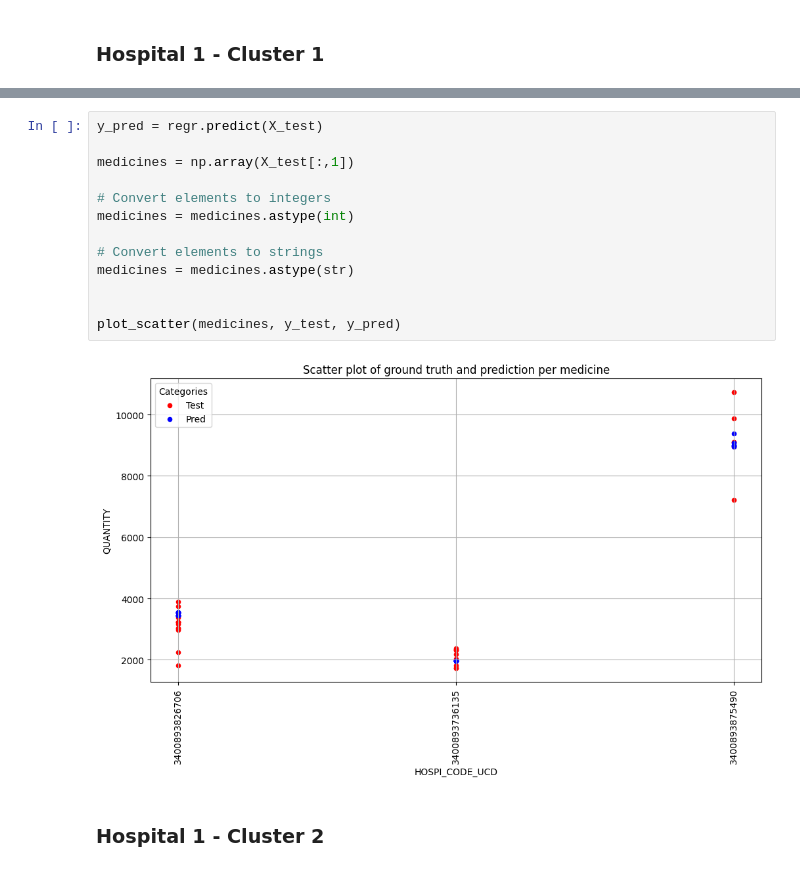
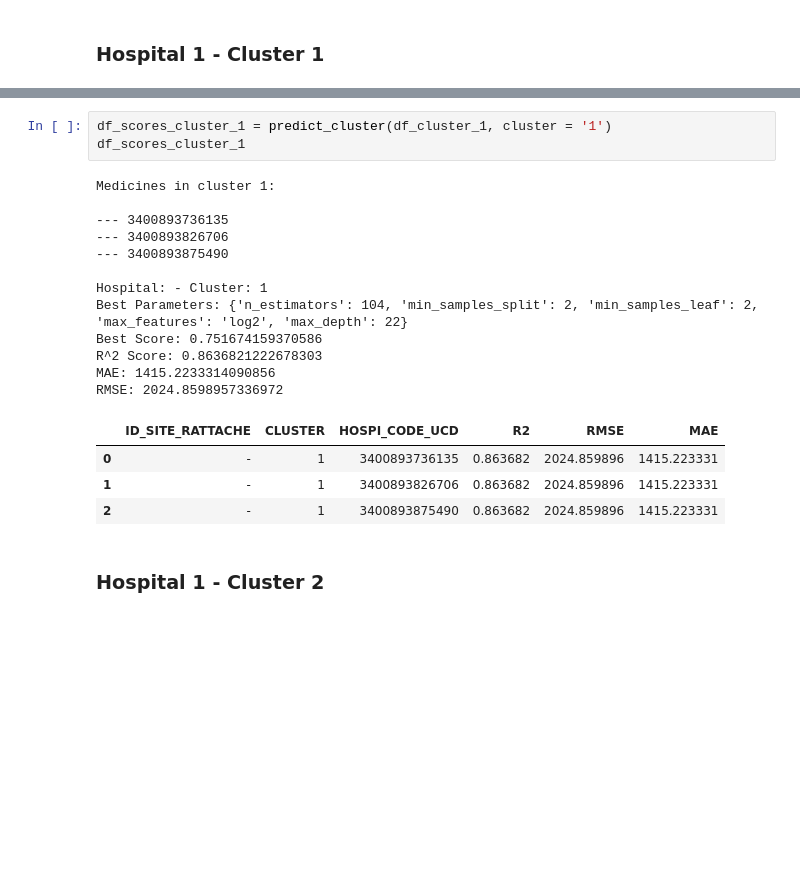
Before and after one commit to douglasmmachado/MedicineConsumption, a Jupyter notebook: notebooks/unified_approach/5_Forecasting.ipynb, the cells around one changed output, grey strips where cells are left out. Cells and saved outputs as stored; diff of their text form; blank space fills up the shorter version.

```diff
--- a/notebooks/unified_approach/5_Forecasting.ipynb
+++ b/notebooks/unified_approach/5_Forecasting.ipynb
@@ -150,17 +211,22 @@ Regression score: 0.94
-# %%
-y_pred = regr.predict(X_test)
-
-medicines = np.array(X_test[:,1])
-
-# Convert elements to integers
-medicines = medicines.astype(int)
-
-# Convert elements to strings
-medicines = medicines.astype(str)
-
-
-plot_scatter(medicines, y_test, y_pred)
-# %% [output]
-[figure, removed]
+# %%
+df_scores_cluster_1 = predict_cluster(df_cluster_1, cluster = '1')
+df_scores_cluster_1
+# %% [output]
+Medicines in cluster 1:
+
+--- 3400893736135
+--- 3400893826706
+--- 3400893875490
+
+Hospital: - Cluster: 1
+Best Parameters: {'n_estimators': 104, 'min_samples_split': 2, 'min_samples_leaf': 2, 'max_features': 'log2', 'max_depth': 22}
+Best Score: 0.751674159370586
+R^2 Score: 0.8636821222678303
+MAE: 1415.2233314090856
+RMSE: 2024.8598957336972
+|  | ID_SITE_RATTACHE | CLUSTER | HOSPI_CODE_UCD | R2 | RMSE | MAE |
+| 0 | - | 1 | 3400893736135 | 0.863682 | 2024.859896 | 1415.223331 |
+| 1 | - | 1 | 3400893826706 | 0.863682 | 2024.859896 | 1415.223331 |
+| 2 | - | 1 | 3400893875490 | 0.863682 | 2024.859896 | 1415.223331 |
 # %% [markdown]
 ### Hospital 1 - Cluster 2
```
Also changed, not shown: parts of 14 cells of this notebook.
